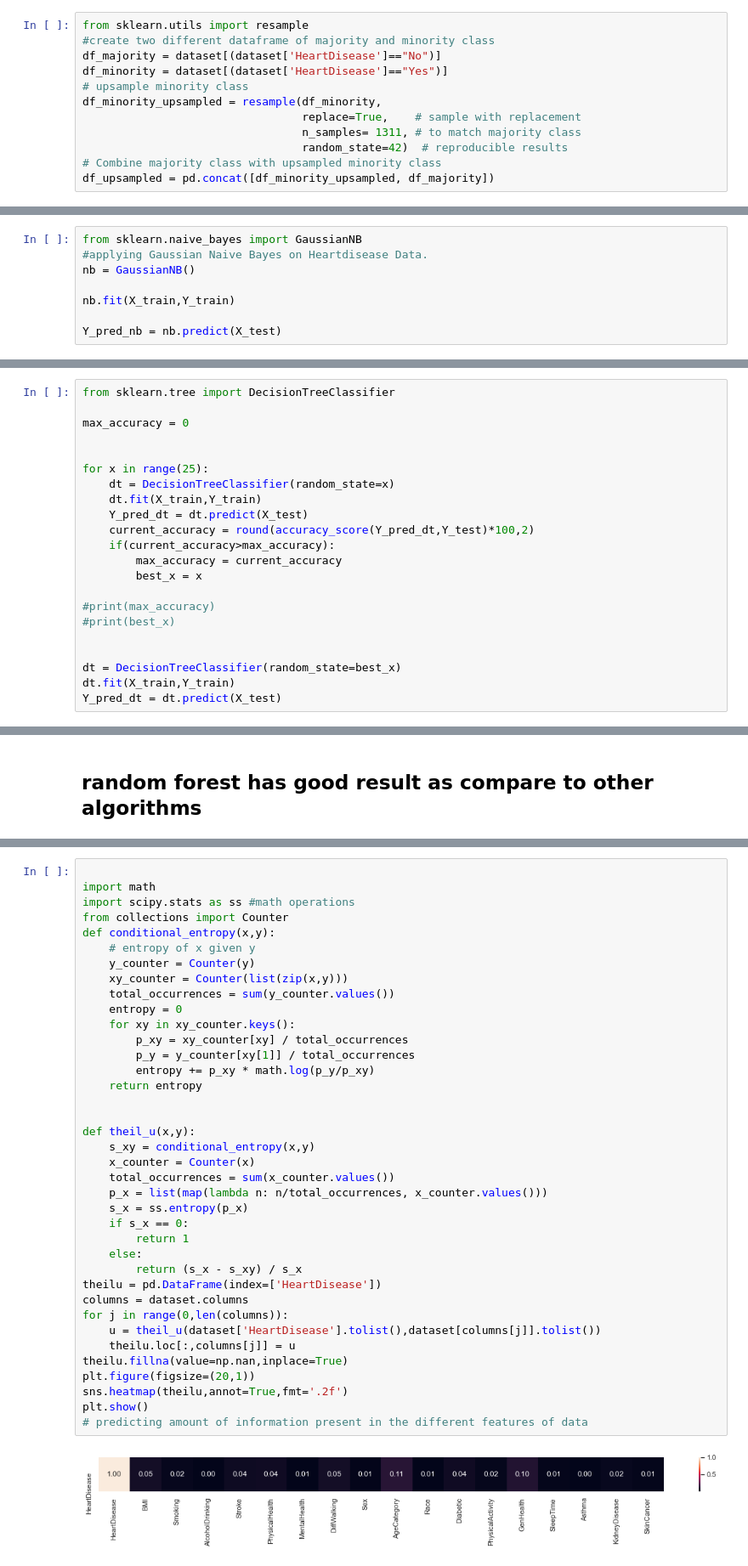
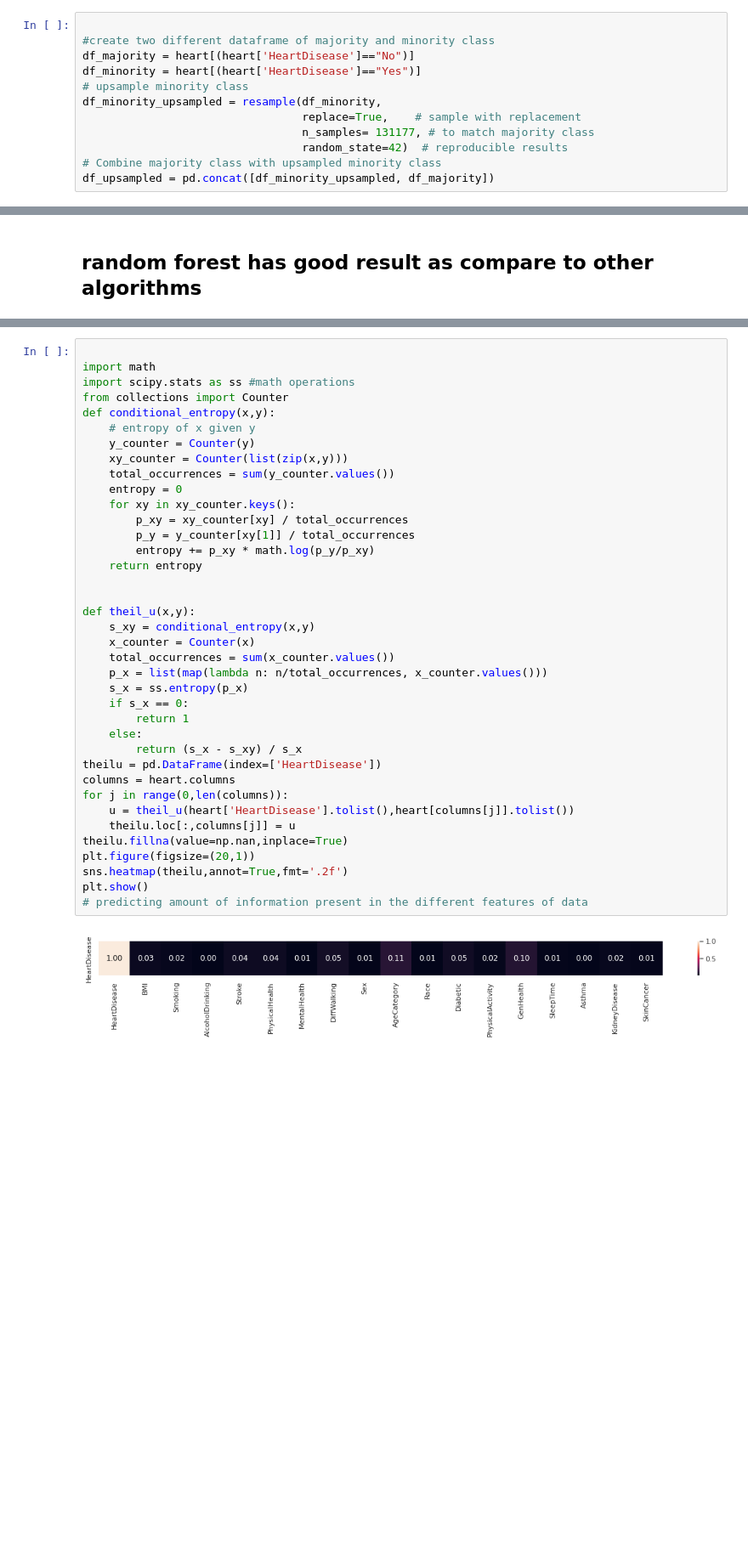
Before and after one commit to rehabalaswad/DSI_capstone_HeartDiseasePrediction, a Jupyter notebook: Src/Heart.ipynb, the cells around one changed output, grey strips where cells are left out. Shown at 85% size. Drawn from its saved outputs; the diff is of its cells as text; blank space fills up the shorter version.

```diff
--- a/Src/Heart.ipynb
+++ b/Src/Heart.ipynb
@@ -105,14 +168,14 @@ looking like we go a problem, the dataset is so imbalanced. Dataset contains 91.
 We can use oversampling or upsampling to overcome this problem
 Upsampling or Oversampling refers to the technique to create artificial or duplicate data points or of the minority class sample to balance the class label. There are various oversampling techniques that can be used to create artificial data points.
 # %%
-from sklearn.utils import resample
+
 #create two different dataframe of majority and minority class
-df_majority = dataset[(dataset['HeartDisease']=="No")]
-df_minority = dataset[(dataset['HeartDisease']=="Yes")]
+df_majority = heart[(heart['HeartDisease']=="No")]
+df_minority = heart[(heart['HeartDisease']=="Yes")]
 # upsample minority class
 df_minority_upsampled = resample(df_minority,
                                  replace=True,    # sample with replacement
-                                 n_samples= 1311, # to match majority class
+                                 n_samples= 131177, # to match majority class
                                  random_state=42)  # reproducible results
 # Combine majority class with upsampled minority class
 df_upsampled = pd.concat([df_minority_upsampled, df_majority])
@@ -212,8 +272,0 @@ The accuracy score achieved using Logistic Regression is: 98.78 %
-# %%
-from sklearn.naive_bayes import GaussianNB
-#applying Gaussian Naive Bayes on Heartdisease Data.
-nb = GaussianNB()
-
-nb.fit(X_train,Y_train)
-
-Y_pred_nb = nb.predict(X_test)
@@ -238,22 +301,0 @@ The accuracy score achieved using KNN is: 98.76 %
-# %%
-from sklearn.tree import DecisionTreeClassifier
-
-max_accuracy = 0
-
-
-for x in range(25):
-    dt = DecisionTreeClassifier(random_state=x)
-    dt.fit(X_train,Y_train)
-    Y_pred_dt = dt.predict(X_test)
-    current_accuracy = round(accuracy_score(Y_pred_dt,Y_test)*100,2)
-    if(current_accuracy>max_accuracy):
-        max_accuracy = current_accuracy
-        best_x = x
-
-#print(max_accuracy)
-#print(best_x)
-
-
-dt = DecisionTreeClassifier(random_state=best_x)
-dt.fit(X_train,Y_train)
-Y_pred_dt = dt.predict(X_test)
@@ -388,33 +443,33 @@ def conditional_entropy(x,y):
     y_counter = Counter(y)
     xy_counter = Counter(list(zip(x,y)))
     total_occurrences = sum(y_counter.values())
     entropy = 0
     for xy in xy_counter.keys():
         p_xy = xy_counter[xy] / total_occurrences
         p_y = y_counter[xy[1]] / total_occurrences
         entropy += p_xy * math.log(p_y/p_xy)
     return entropy
 
 
 def theil_u(x,y):
     s_xy = conditional_entropy(x,y)
     x_counter = Counter(x)
     total_occurrences = sum(x_counter.values())
     p_x = list(map(lambda n: n/total_occurrences, x_counter.values()))
     s_x = ss.entropy(p_x)
     if s_x == 0:
         return 1
     else:
         return (s_x - s_xy) / s_x
 theilu = pd.DataFrame(index=['HeartDisease'])
-columns = dataset.columns
+columns = heart.columns
 for j in range(0,len(columns)):
-    u = theil_u(dataset['HeartDisease'].tolist(),dataset[columns[j]].tolist())
+    u = theil_u(heart['HeartDisease'].tolist(),heart[columns[j]].tolist())
     theilu.loc[:,columns[j]] = u
 theilu.fillna(value=np.nan,inplace=True)
 plt.figure(figsize=(20,1))
 sns.heatmap(theilu,annot=True,fmt='.2f')
 plt.show()
 # predicting amount of information present in the different features of data
 # %% [output]
-[figure, old version]
+[figure, new version]
```
Also changed, not shown: parts of 44 cells of this notebook, 2 other files.
